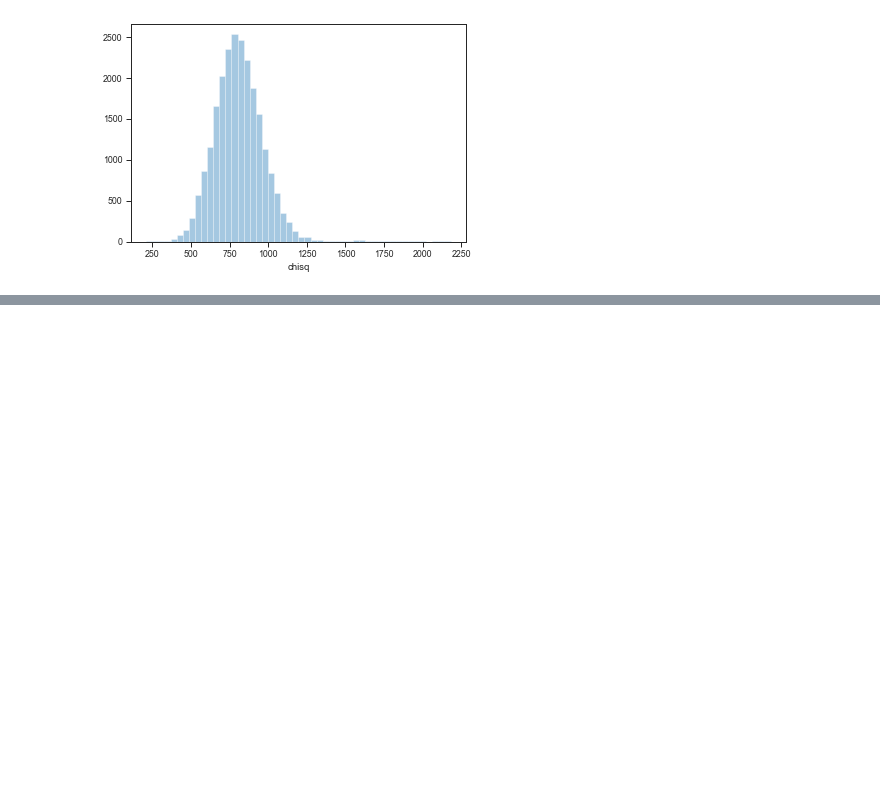
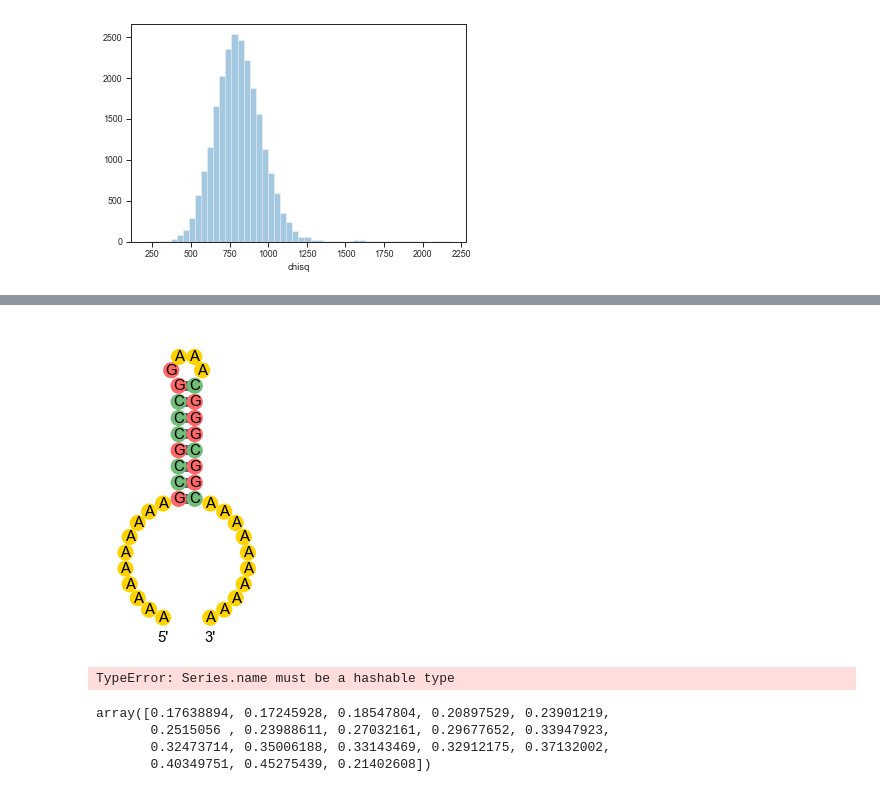
Before and after one commit to keyuxi/nnn_analysis, a Jupyter notebook: 220309_Tm-dH_analysis.ipynb, the cells around one changed output, grey strips where cells are left out. Drawn from its saved outputs; the diff is of its cells as text; code cells hidden in the pictures; blank space fills up the shorter version.

```diff
--- a/220309_Tm-dH_analysis.ipynb
+++ b/220309_Tm-dH_analysis.ipynb
@@ -146,0 +186,4 @@ sns.distplot(r4.chisq, kde=False)
+# %%
+long_ctrl = annotation.query('Series == "Control" & ConstructType != "SuperStem"')
+long_ctrl = long_ctrl[long_ctrl.RefSeq.apply(len) >= 39]
+long_ctrl = long_ctrl[long_ctrl.TargetStruct.apply(lambda x: x.count('.')) >= 20]
@@ -146,0 +210,9 @@ sns.distplot(r4.chisq, kde=False)
+# %%
+row = long_ctrl.iloc[-1,:]
+try:
+    draw_struct(row.RefSeq, row.TargetStruct)
+except:
+    print(row.RefSeq, row.TargetStruct)
+    print(len(row.RefSeq), len(row.TargetStruct))
+# %% [output]
+[figure, added]
@@ -146,0 +223,12 @@ sns.distplot(r4.chisq, kde=False)
+# %%
+# conditions = [c for c in cluster_table.columns if c.endswith('_norm')]
+var_vec = cluster_table.groupby('SEQID').apply(lambda x: np.nanstd(x, axis=0))
+# %% [output]
+TypeError: Series.name must be a hashable type
+# %%
+np.nanmedian(np.asarray(var_vec.values.tolist()), axis=0)
+# %% [output]
+array([0.17638894, 0.17245928, 0.18547804, 0.20897529, 0.23901219,
+       0.2515056 , 0.23988611, 0.27032161, 0.29677652, 0.33947923,
+       0.32473714, 0.35006188, 0.33143469, 0.32912175, 0.37132002,
+       0.40349751, 0.45275439, 0.21402608])
```
Also changed, not shown: parts of 56 cells of this notebook, 8 other files.
